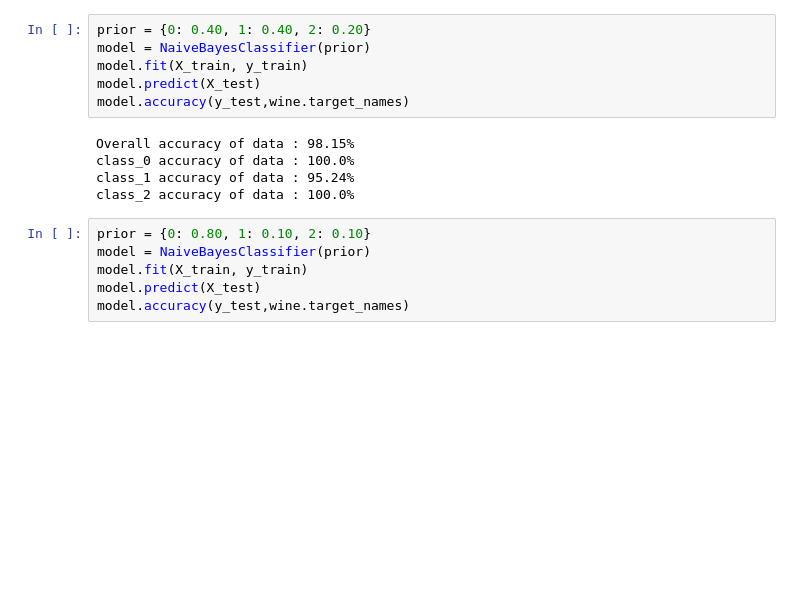
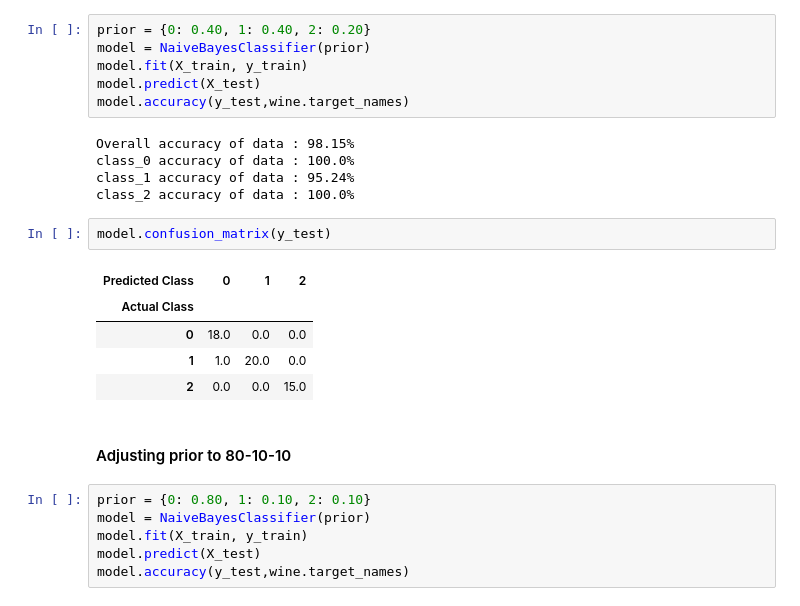
Before and after one commit to sagar9926/MTech_Atificial_Intelligence, a Jupyter notebook: ML1/ML_Assignment_2.ipynb, the cells around one changed output. Saved outputs shown, nothing was run; the diff lists cells and outputs as text; blank space fills up the shorter version.

```diff
--- a/ML1/ML_Assignment_2.ipynb
+++ b/ML1/ML_Assignment_2.ipynb
@@ -248,6 +273,16 @@ Overall accuracy of data : 98.15%
 class_0 accuracy of data : 100.0%
 class_1 accuracy of data : 95.24%
 class_2 accuracy of data : 100.0%
+# %%
+model.confusion_matrix(y_test)
+# %% [output]
+| Predicted Class | 0 | 1 | 2 |
+| Actual Class |  |  |  |
+| 0 | 18.0 | 0.0 | 0.0 |
+| 1 | 1.0 | 20.0 | 0.0 |
+| 2 | 0.0 | 0.0 | 15.0 |
+# %% [markdown]
+#### Adjusting prior to 80-10-10
 # %%
 prior = {0: 0.80, 1: 0.10, 2: 0.10}
 model = NaiveBayesClassifier(prior)
```
Also changed, not shown: parts of 4 cells of this notebook.
